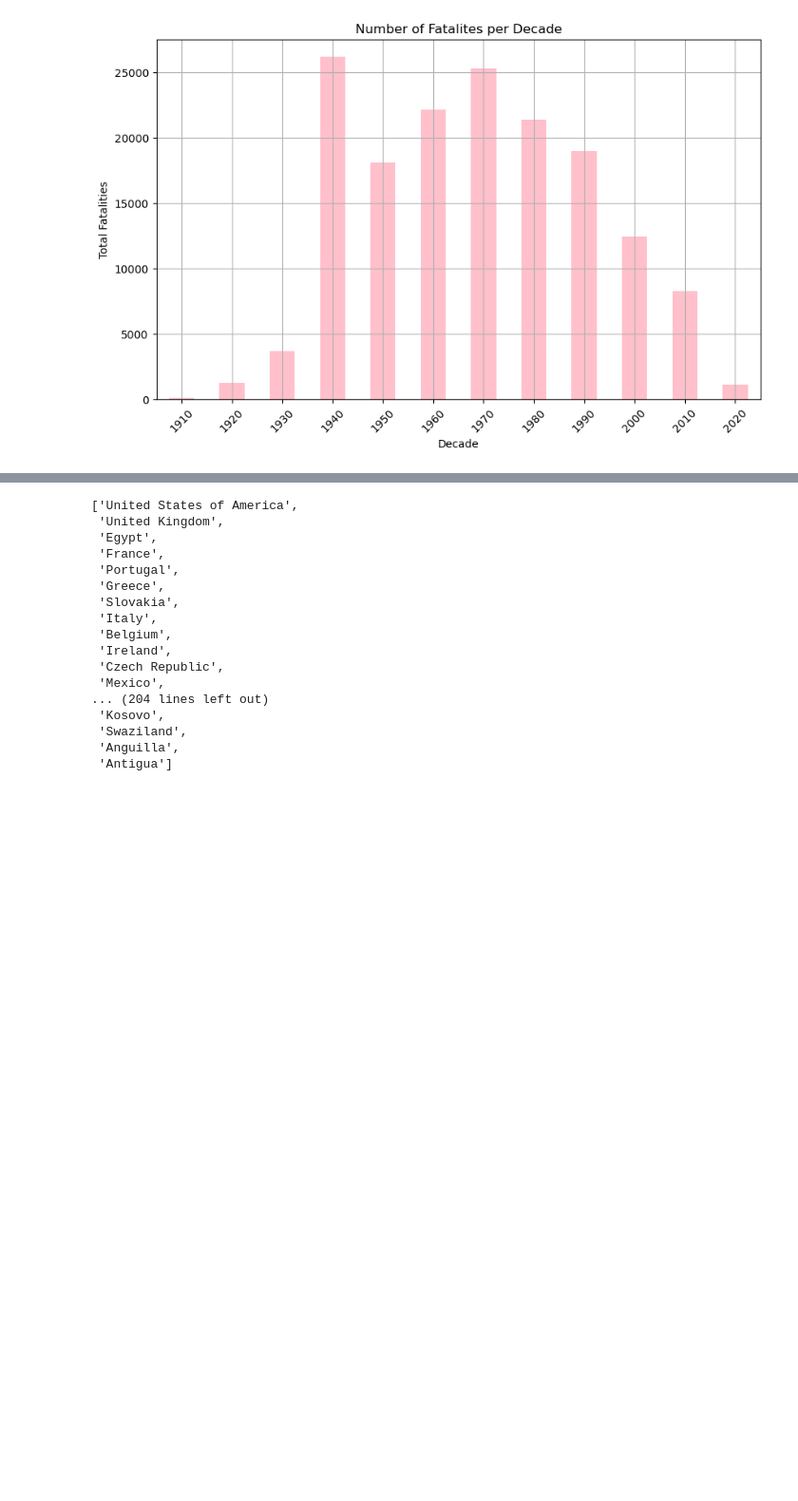
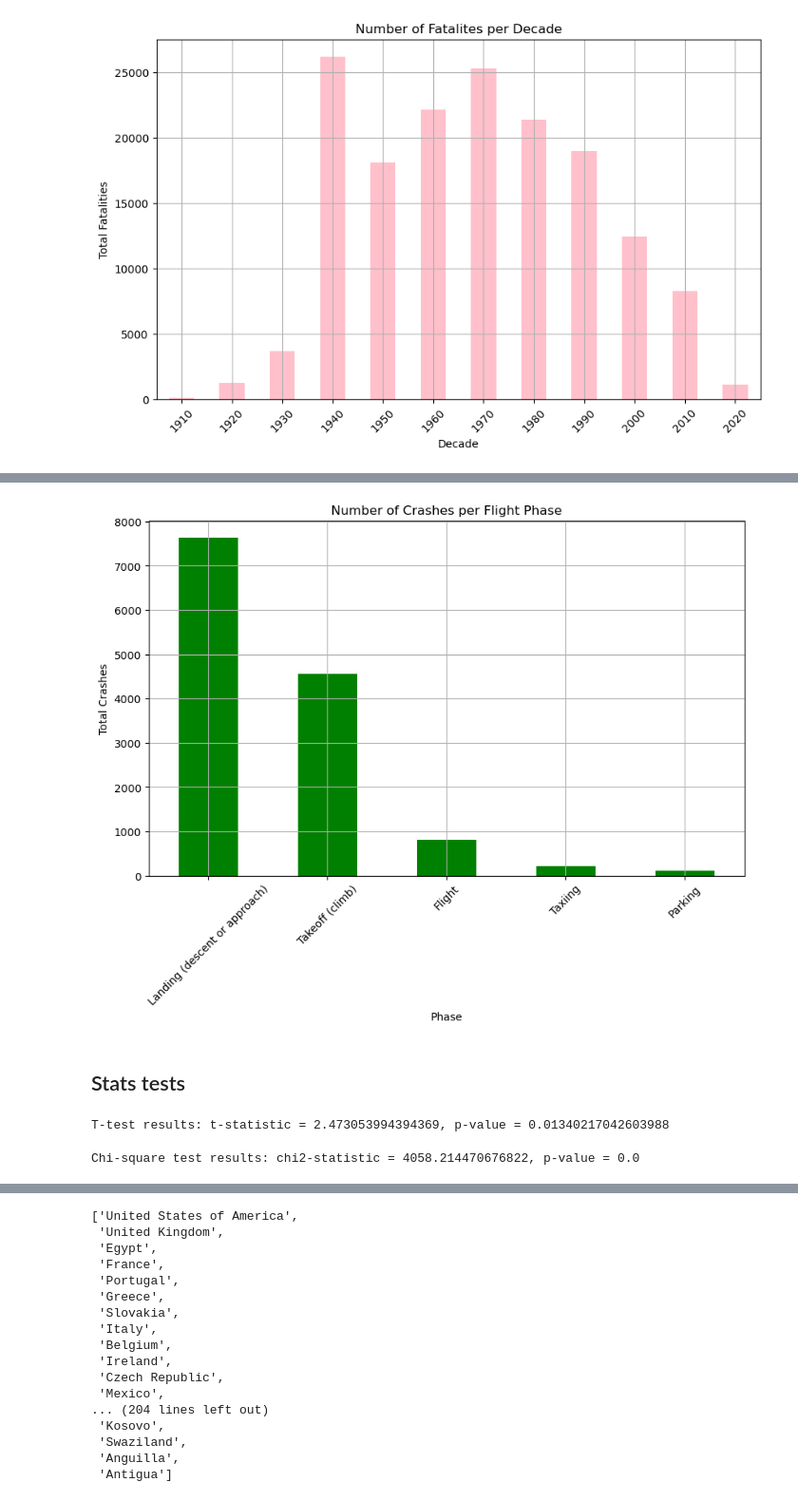
Before and after one commit to JaredSilva3/project1, a Jupyter notebook: plane_crash.ipynb, the cells around one changed output, grey strips where cells are left out. Shown at 95% size. Saved outputs shown, nothing was run; the diff lists cells and outputs as text; code cells hidden in the pictures; blank space fills up the shorter version.

```diff
--- a/plane_crash.ipynb
+++ b/plane_crash.ipynb
@@ -198,0 +231,34 @@ plt.show()
+# %%
+phases = df.loc[df['Crash site'] == 'Airport (less than 10 km from airport)']['Flight phase'].value_counts()
+plt.figure(figsize=(10, 6))
+phases.plot(kind='bar', color='green')
+plt.title('Number of Crashes per Flight Phase')
+plt.xlabel('Phase')
+plt.ylabel('Total Crashes')
+plt.xticks(rotation=45)
+plt.grid(True)
+plt.savefig('plane_crashes_per_phase.png', format='png', dpi=300)
+plt.show()
+# %% [output]
+[figure, added]
+# %% [markdown]
+## Stats tests
+# %%
+from scipy.stats import ttest_ind, chi2_contingency
+
+# Compare military vs. civilian crashes
+military_crashes = df[df['Flight type'] == 'Military']['Total fatalities']
+civilian_crashes = df[df['Flight type'] != 'Military']['Total fatalities']
+
+t_stat, p_val = ttest_ind(military_crashes.dropna(), civilian_crashes.dropna())
+print(f"T-test results: t-statistic = {t_stat}, p-value = {p_val}")
+# %% [output]
+T-test results: t-statistic = 2.473053994394369, p-value = 0.01340217042603988
+# %%
+# crash causes across different decades
+
+crash_cause_decade = pd.crosstab(df['Crash cause'], df['Decade'])
+chi2_stat, p_val, dof, expected = chi2_contingency(crash_cause_decade)
+print(f"Chi-square test results: chi2-statistic = {chi2_stat}, p-value = {p_val}")
+# %% [output]
+Chi-square test results: chi2-statistic = 4058.214470676822, p-value = 0.0
```
Also changed, not shown: parts of 14 cells of this notebook.
